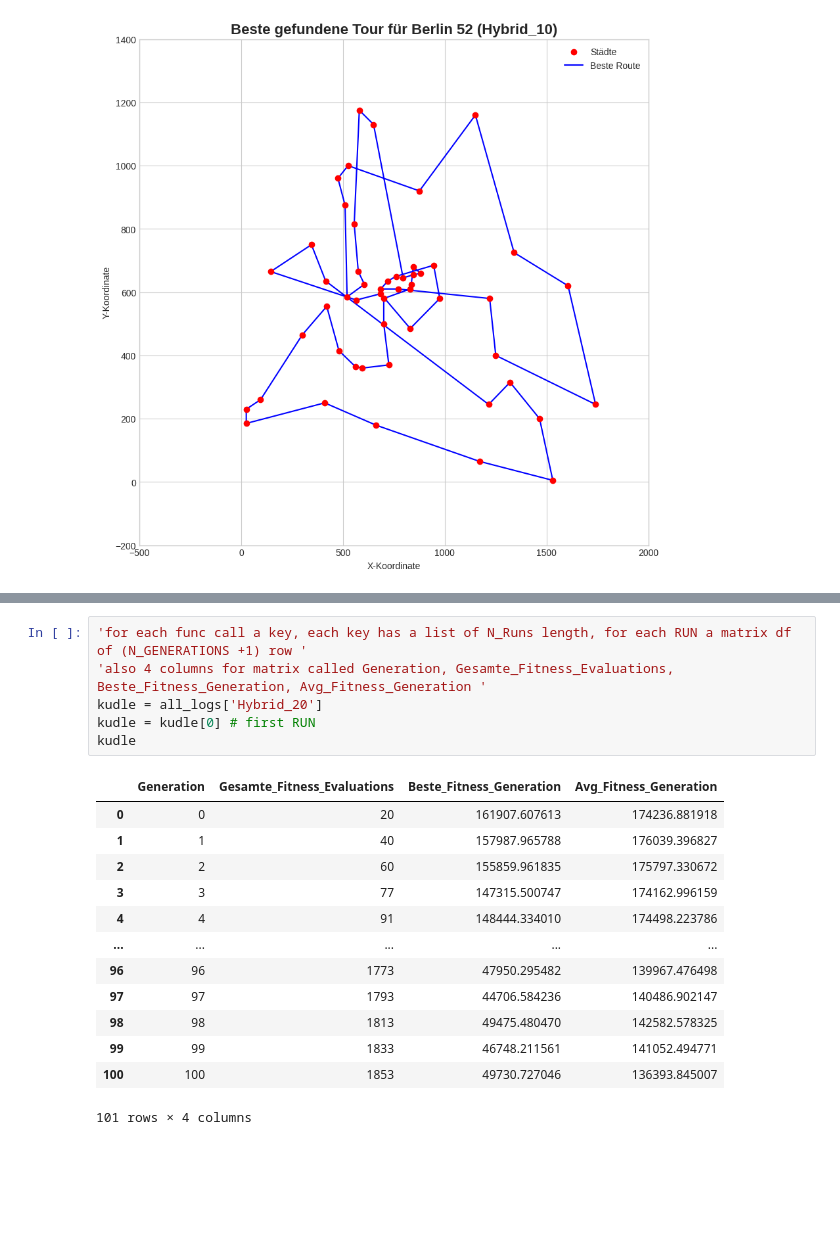
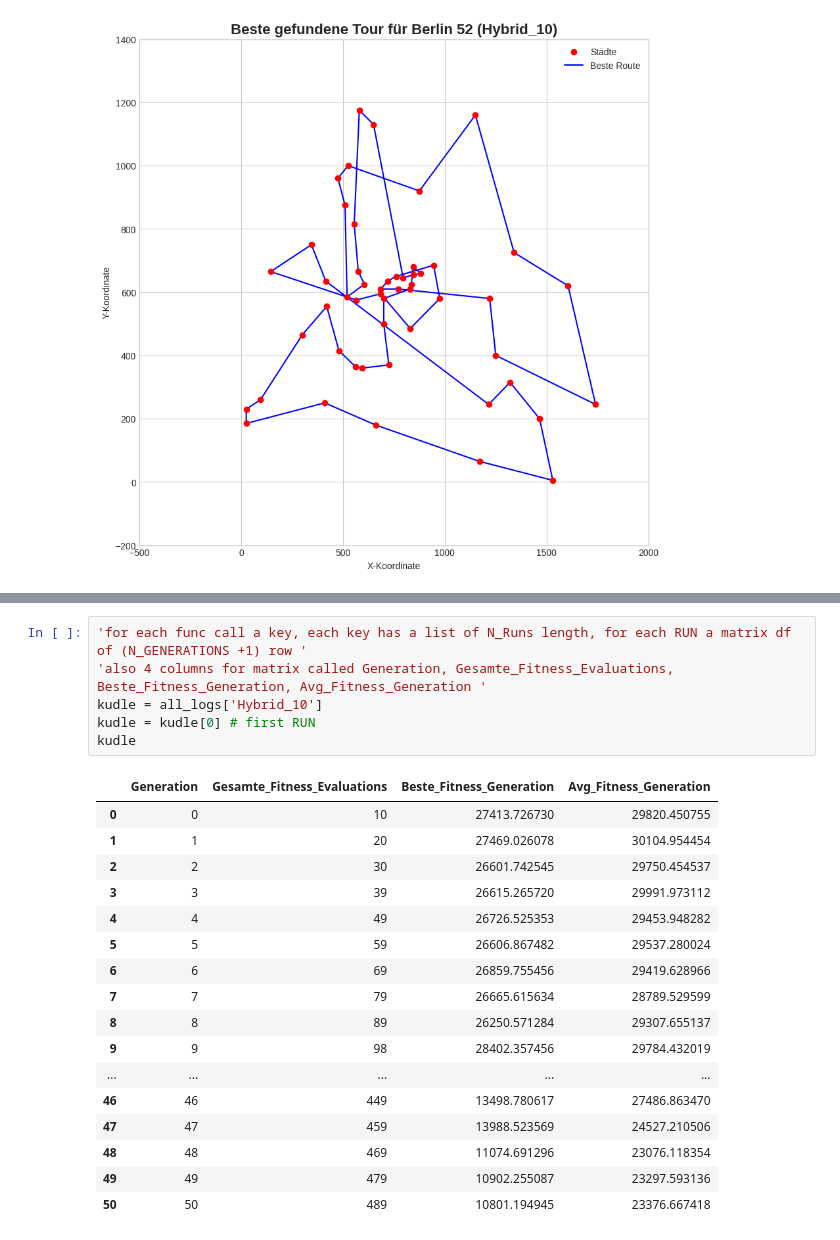
Before and after one commit to CoolhandinMotion/Natural_Computation_PS, a Jupyter notebook: Demo.ipynb, the cells around one changed output, grey strips where cells are left out. Cells and saved outputs as stored; diff of their text form; blank space fills up the shorter version.

```diff
--- a/Demo.ipynb
+++ b/Demo.ipynb
@@ -476,20 +479,24 @@ KeyError: 'Hybrid_20'
 # %%
 'for each func call a key, each key has a list of N_Runs length, for each RUN a matrix df of (N_GENERATIONS +1) row '
 'also 4 columns for matrix called Generation, Gesamte_Fitness_Evaluations, Beste_Fitness_Generation, Avg_Fitness_Generation '
-kudle = all_logs['Hybrid_20']
+kudle = all_logs['Hybrid_10']
 kudle = kudle[0] # first RUN
 kudle
 # %% [output]
 |  | Generation | Gesamte_Fitness_Evaluations | Beste_Fitness_Generation | Avg_Fitness_Generation |
-| 0 | 0 | 20 | 161907.607613 | 174236.881918 |
-| 1 | 1 | 40 | 157987.965788 | 176039.396827 |
-| 2 | 2 | 60 | 155859.961835 | 175797.330672 |
-| 3 | 3 | 77 | 147315.500747 | 174162.996159 |
-| 4 | 4 | 91 | 148444.334010 | 174498.223786 |
+| 0 | 0 | 10 | 27413.726730 | 29820.450755 |
+| 1 | 1 | 20 | 27469.026078 | 30104.954454 |
+| 2 | 2 | 30 | 26601.742545 | 29750.454537 |
+| 3 | 3 | 39 | 26615.265720 | 29991.973112 |
+| 4 | 4 | 49 | 26726.525353 | 29453.948282 |
+| 5 | 5 | 59 | 26606.867482 | 29537.280024 |
+| 6 | 6 | 69 | 26859.755456 | 29419.628966 |
+| 7 | 7 | 79 | 26665.615634 | 28789.529599 |
+| 8 | 8 | 89 | 26250.571284 | 29307.655137 |
+| 9 | 9 | 98 | 28402.357456 | 29784.432019 |
 | ... | ... | ... | ... | ... |
-| 96 | 96 | 1773 | 47950.295482 | 139967.476498 |
-| 97 | 97 | 1793 | 44706.584236 | 140486.902147 |
-| 98 | 98 | 1813 | 49475.480470 | 142582.578325 |
-| 99 | 99 | 1833 | 46748.211561 | 141052.494771 |
-| 100 | 100 | 1853 | 49730.727046 | 136393.845007 |
+| 46 | 46 | 449 | 13498.780617 | 27486.863470 |
+| 47 | 47 | 459 | 13988.523569 | 24527.210506 |
+| 48 | 48 | 469 | 11074.691296 | 23076.118354 |
+| 49 | 49 | 479 | 10902.255087 | 23297.593136 |
+| 50 | 50 | 489 | 10801.194945 | 23376.667418 |
-101 rows × 4 columns
```
Also changed, not shown: parts of 2 cells of this notebook, 1 other file.
